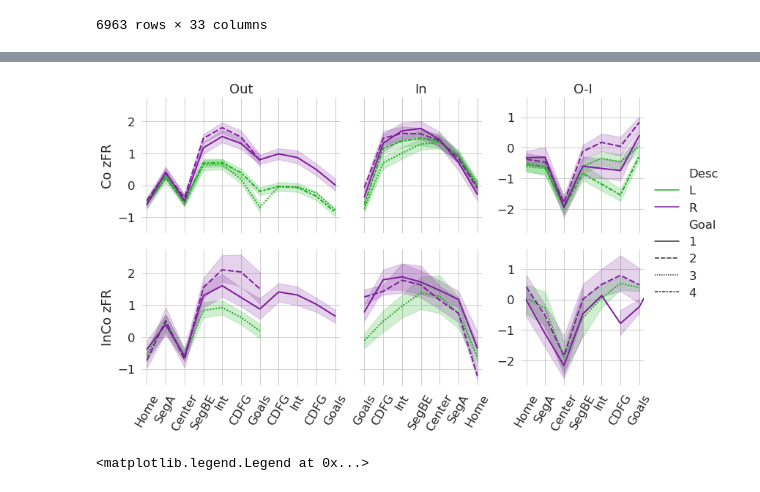
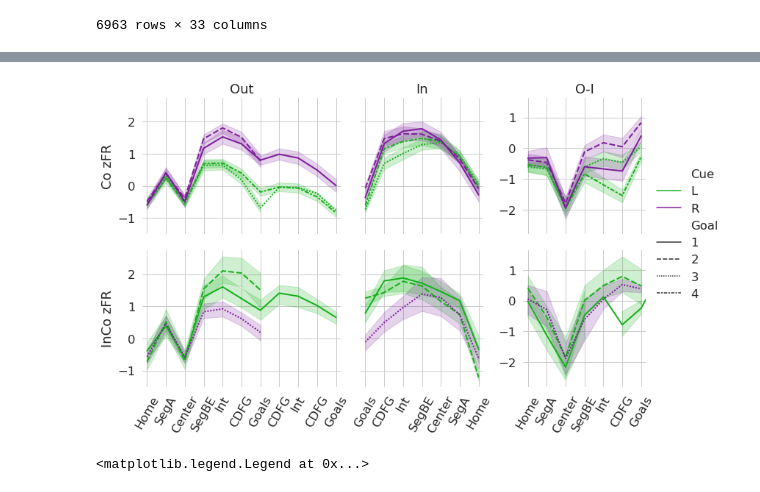
Before and after one commit to alexgonzl/TreeMazeAnalyses, a Jupyter notebook: Notebooks/Trials_Structures_Zones.ipynb, the cells around one changed output, grey strips where cells are left out. Saved outputs shown, nothing was run; the diff lists cells and outputs as text; code cells hidden in the pictures.

```diff
--- a/Notebooks/Trials_Structures_Zones.ipynb
+++ b/Notebooks/Trials_Structures_Zones.ipynb
@@ -53,8 +53,6 @@ session = animal+'_'+task+'_'+date
 sessionPaths = ZA.getSessionPaths(oakPaths,session)
 PosDat = TMF.getBehTrackData(sessionPaths,0)
 cell_FR, mua_FR = SF.getSessionFR(sessionPaths)
-mu=np.mean(cell_FR,1)
-sig=np.std(cell_FR,1)
 # %% [output]
 Loading Beh Tracking Data
 Complete.
@@ -487,11 +601,3 @@ Data
 | 6961 | 2319 | NaN | NaN | NaN | NaN | NaN | NaN | NaN | NaN | NaN | ... | ... |
 | 6962 | 2320 | NaN | NaN | NaN | NaN | NaN | NaN | NaN | NaN | NaN | ... | ... |
 6963 rows × 33 columns
-# %%
-subset = Data['IO']=='Out'
-xx=Data.loc[subset][cellCols+['trID','Pos']].pivot(index='trID',columns='Pos')
-xx.values.shape
-cl = U['Desc']
-lut = dict(zip(cl.unique(),'mk'))
-row_colors = cl.map(lut)
-g=sns.clustermap(U[PCs[0:]],row_colors=row_colors,center=0, cmap="vlag",metric='correlation',method='weighted')
@@ -688,32 +812,32 @@ with sns.color_palette(pal):
 
         if plotAll:
             subset = (cellDat['IO']=='Out') & (cellDat['Co']==coSets[i]) & (cellDat['Valid'])
-            ax[i][0] = sns.lineplot(x='Pos',y='zFR',hue='Desc',style='Goal',ci=None,data=cellDat[subset],
+            ax[i][0] = sns.lineplot(x='Pos',y='zFR',hue='Cue',style='Goal',ci=None,data=cellDat[subset],
                      ax=ax[i][0],legend=False,lw=3,hue_order=['L','R'],style_order=['1','2','3','4'])
             ax[i][0] = sns.lineplot(x='Pos',y='zFR',hue='Desc',estimator=None,units='trID',data=cellDat[subset],
                     ax=ax[i][0],legend=False,lw=mlw,alpha=alpha,hue_order=['L','R'])
 
             subset = (cellDat['IO']=='In') & (cellDat['Co']==coSets[i]) & (cellDat['Pos']>=4) & (cellDat['Valid'])
-            ax[i][1] = sns.lineplot(x='Pos',y='zFR',hue='Desc',style='Goal',ci=None,data=cellDat[subset],
+            ax[i][1] = sns.lineplot(x='Pos',y='zFR',hue='Cue',style='Goal',ci=None,data=cellDat[subset],
                      ax=ax[i][1],legend=False,lw=3,hue_order=['L','R'],style_order=['1','2','3','4'])
-            ax[i][1] = sns.lineplot(x='Pos',y='zFR',hue='Desc',estimator=None,units='trID',data=cellDat[subset],
+            ax[i][1] = sns.lineplot(x='Pos',y='zFR',hue='Cue',estimator=None,units='trID',data=cellDat[subset],
                     ax=ax[i][1],legend=False,lw=mlw,alpha=alpha,hue_order=['L','R'])
 
             subset = (cellDat['IO']=='O_I') & (cellDat['Co']==coSets[i])& (cellDat['Valid'])
-            ax[i][2] = sns.lineplot(x='Pos',y='zFR',hue='Desc',style='Goal',ci=None,data=cellDat[subset],
+            ax[i][2] = sns.lineplot(x='Pos',y='zFR',hue='Cue',style='Goal',ci=None,data=cellDat[subset],
                         ax=ax[i][2],legend=leg,lw=3,hue_order=['L','R'],style_order=['1','2','3','4'])
-            ax[i][2] = sns.lineplot(x='Pos',y='zFR',hue='Desc',estimator=None,units='trID',data=cellDat[subset],
+            ax[i][2] = sns.lineplot(x='Pos',y='zFR',hue='Cue',estimator=None,units='trID',data=cellDat[subset],
                          ax=ax[i][2],legend=False,lw=mlw,alpha=alpha,hue_order=['L','R'])
 
         else:
             subset = (cellDat['IO']=='Out') & (cellDat['Co']==coSets[i]) & (cellDat['Valid'])
-            ax[i][0] = sns.lineplot(x='Pos',y='zFR',hue='Desc',style='Goal',data=cellDat[subset],
+            ax[i][0] = sns.lineplot(x='Pos',y='zFR',hue='Cue',style='Goal',data=cellDat[subset],
                                   ax=ax[i][0],lw=2,legend=False,hue_order=['L','R'],style_order=['1','2','3','4'])
             subset = (cellDat['IO']=='In') & (cellDat['Co']==coSets[i]) & (cellDat['Pos']>=4) & (cellDat['Valid'])
-            ax[i][1] = sns.lineplot(x='Pos',y='zFR',hue='Desc',style='Goal',data=cellDat[subset],
+            ax[i][1] = sns.lineplot(x='Pos',y='zFR',hue='Cue',style='Goal',data=cellDat[subset],
                                  ax=ax[i][1],lw=2,legend=False,hue_order=['L','R'],style_order=['1','2','3','4'])
             subset = (cellDat['IO']=='O_I') & (cellDat['Co']==coSets[i])& (cellDat['Valid'])
-            ax[i][2] = sns.lineplot(x='Pos',y='zFR',hue='Desc',style='Goal',data=cellDat[subset],
+            ax[i][2] = sns.lineplot(x='Pos',y='zFR',hue='Cue',style='Goal',data=cellDat[subset],
                                  ax=ax[i][2],legend=leg,lw=2,hue_order=['L','R'],style_order=['1','2','3','4'])
 
         ax[i][1].set_xticks(np.arange(4,nMaxPos))
@@ -738,34 +862,34 @@ with sns.color_palette(pal):
             for j in np.arange(3):
                 ax[i][j].set_xticklabels('')
     l =ax[1][2].get_legend()
     plt.legend(bbox_to_anchor=(1.05, 0), loc=6, borderaxespad=0.,frameon=False)
     l.set_frame_on(False)
 
     # out/in limits
     lims = np.zeros((4,2))
     cnt =0
     for i in [0,1]:
         for j in [0,1]:
             lims[cnt]=np.array(ax[i][j].get_ylim())
             cnt+=1
     minY = np.floor(np.min(lims[:,0])*20)/20
     maxY = np.ceil(np.max(lims[:,1]*20))/20
     for i in [0,1]:
         for j in [0,1]:
             ax[i][j].set_ylim([minY,maxY])
 
     # o-i limits
     lims = np.zeros((2,2))
     cnt =0
     for i in [0,1]:
         lims[cnt]=np.array(ax[i][2].get_ylim())
         cnt+=1
     minY = np.floor(np.min(lims[:,0])*20)/20
     maxY = np.ceil(np.max(lims[:,1]*20))/20
     for i in [0,1]:
         ax[i][2].set_ylim([minY,maxY])
 # %% [output]
-[figure, old version]
+[figure, new version]
 # %%
 f,ax = plt.subplots(1,2, figsize=(10,4))
 
```
Also changed, not shown: parts of 22 cells of this notebook, 10 other files.
